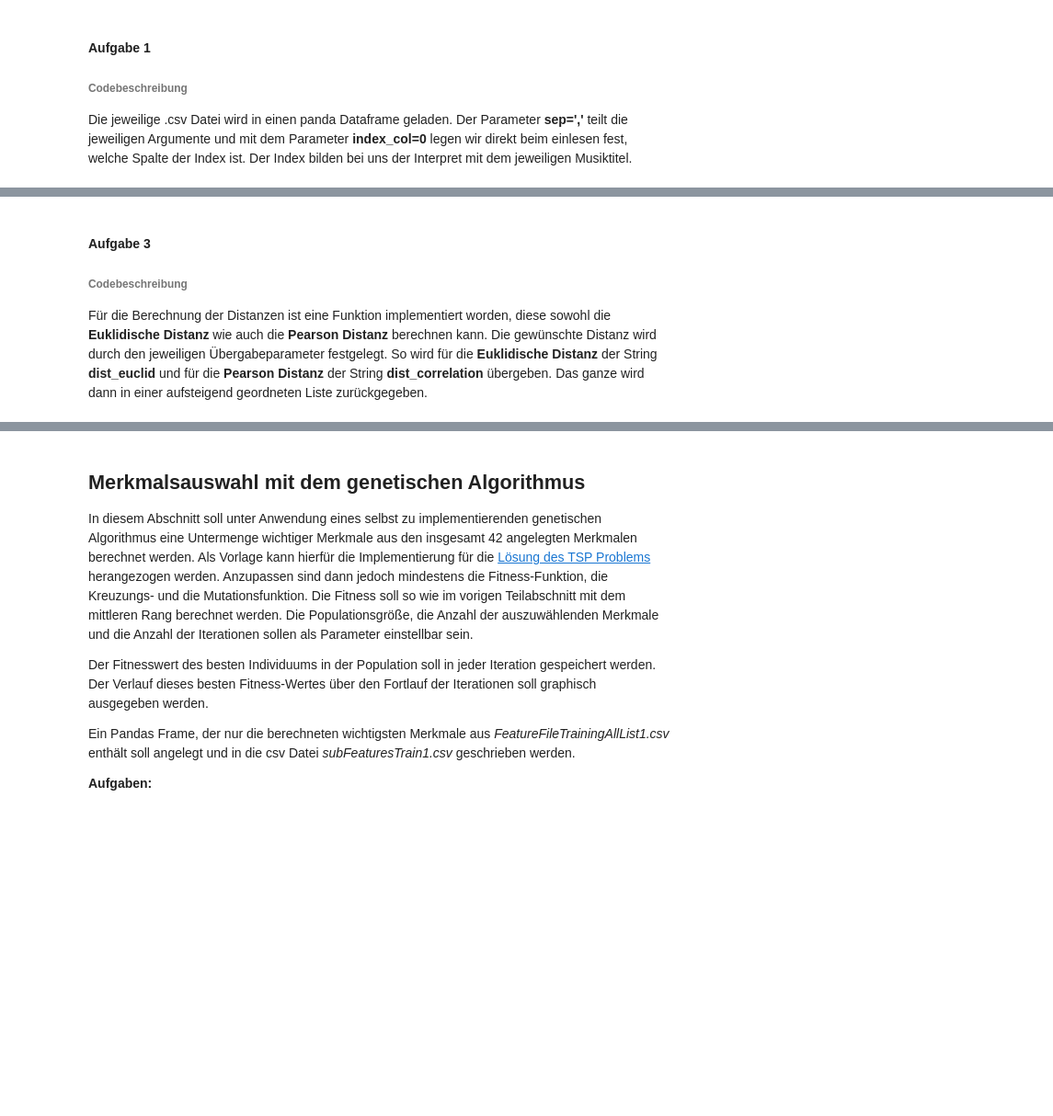
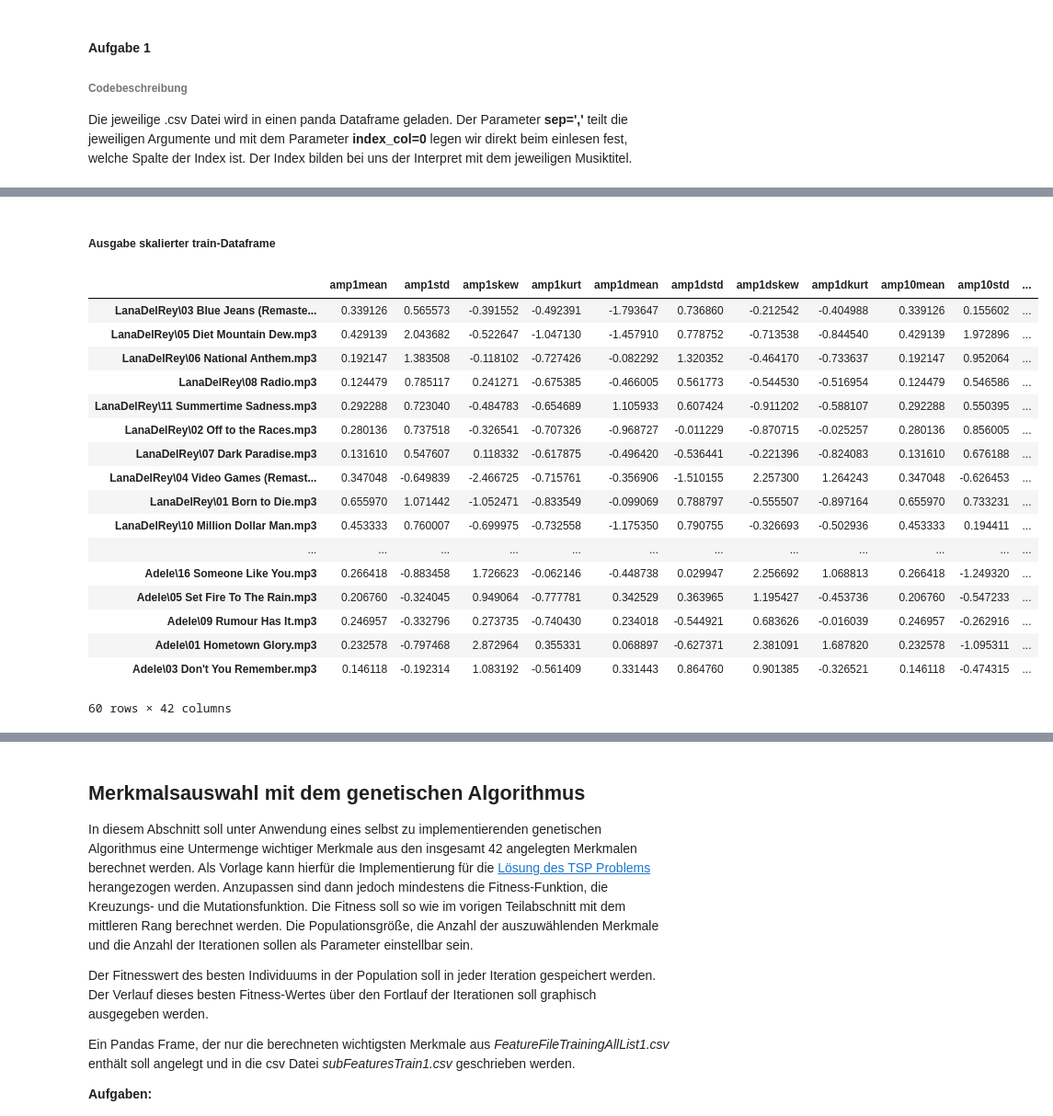
Before and after one commit to codeOfJannik/DataMining_Projects, a Jupyter notebook: task3_MusicClustering/VersuchMusicClustering_jj028_js329_bj009.ipynb, the cells around one changed output, grey strips where cells are left out. Shown at 92% size. Saved outputs shown, nothing was run; the diff lists cells and outputs as text; code cells hidden in the pictures; blank space fills up the shorter version.

```diff
--- a/task3_MusicClustering/VersuchMusicClustering_jj028_js329_bj009.ipynb
+++ b/task3_MusicClustering/VersuchMusicClustering_jj028_js329_bj009.ipynb
@@ -321,6 +387,23 @@ print '-'*117
-# %% [markdown]
-#### Aufgabe 3
-
-###### Codebeschreibung
-
-Für die Berechnung der Distanzen ist eine Funktion implementiert worden, diese sowohl die **Euklidische Distanz** wie auch die **Pearson Distanz** berechnen kann. Die gewünschte Distanz wird durch den jeweiligen Übergabeparameter festgelegt. So wird für die **Euklidische Distanz** der String **dist_euclid** und für die **Pearson Distanz** der String **dist_correlation** übergeben. Das ganze wird dann in einer aufsteigend geordneten Liste zurückgegeben.
+# %% [markdown]
+##### Ausgabe skalierter train-Dataframe
+# %%
+display(trainDF)
+# %% [output]
+|  | amp1mean | amp1std | amp1skew | amp1kurt | amp1dmean | amp1dstd | amp1dskew | amp1dkurt | amp10mean | amp10std | ... |
+| LanaDelRey\03 Blue Jeans (Remaste... | 0.339126 | 0.565573 | -0.391552 | -0.492391 | -1.793647 | 0.736860 | -0.212542 | -0.404988 | 0.339126 | 0.155602 | ... |
+| LanaDelRey\05 Diet Mountain Dew.mp3 | 0.429139 | 2.043682 | -0.522647 | -1.047130 | -1.457910 | 0.778752 | -0.713538 | -0.844540 | 0.429139 | 1.972896 | ... |
+| LanaDelRey\06 National Anthem.mp3 | 0.192147 | 1.383508 | -0.118102 | -0.727426 | -0.082292 | 1.320352 | -0.464170 | -0.733637 | 0.192147 | 0.952064 | ... |
+| LanaDelRey\08 Radio.mp3 | 0.124479 | 0.785117 | 0.241271 | -0.675385 | -0.466005 | 0.561773 | -0.544530 | -0.516954 | 0.124479 | 0.546586 | ... |
+| LanaDelRey\11 Summertime Sadness.mp3 | 0.292288 | 0.723040 | -0.484783 | -0.654689 | 1.105933 | 0.607424 | -0.911202 | -0.588107 | 0.292288 | 0.550395 | ... |
+| LanaDelRey\02 Off to the Races.mp3 | 0.280136 | 0.737518 | -0.326541 | -0.707326 | -0.968727 | -0.011229 | -0.870715 | -0.025257 | 0.280136 | 0.856005 | ... |
+| LanaDelRey\07 Dark Paradise.mp3 | 0.131610 | 0.547607 | 0.118332 | -0.617875 | -0.496420 | -0.536441 | -0.221396 | -0.824083 | 0.131610 | 0.676188 | ... |
+| LanaDelRey\04 Video Games (Remast... | 0.347048 | -0.649839 | -2.466725 | -0.715761 | -0.356906 | -1.510155 | 2.257300 | 1.264243 | 0.347048 | -0.626453 | ... |
+| LanaDelRey\01 Born to Die.mp3 | 0.655970 | 1.071442 | -1.052471 | -0.833549 | -0.099069 | 0.788797 | -0.555507 | -0.897164 | 0.655970 | 0.733231 | ... |
+| LanaDelRey\10 Million Dollar Man.mp3 | 0.453333 | 0.760007 | -0.699975 | -0.732558 | -1.175350 | 0.790755 | -0.326693 | -0.502936 | 0.453333 | 0.194411 | ... |
+| ... | ... | ... | ... | ... | ... | ... | ... | ... | ... | ... | ... |
+| Adele\16 Someone Like You.mp3 | 0.266418 | -0.883458 | 1.726623 | -0.062146 | -0.448738 | 0.029947 | 2.256692 | 1.068813 | 0.266418 | -1.249320 | ... |
+| Adele\05 Set Fire To The Rain.mp3 | 0.206760 | -0.324045 | 0.949064 | -0.777781 | 0.342529 | 0.363965 | 1.195427 | -0.453736 | 0.206760 | -0.547233 | ... |
+| Adele\09 Rumour Has It.mp3 | 0.246957 | -0.332796 | 0.273735 | -0.740430 | 0.234018 | -0.544921 | 0.683626 | -0.016039 | 0.246957 | -0.262916 | ... |
+| Adele\01 Hometown Glory.mp3 | 0.232578 | -0.797468 | 2.872964 | 0.355331 | 0.068897 | -0.627371 | 2.381091 | 1.687820 | 0.232578 | -1.095311 | ... |
+| Adele\03 Don't You Remember.mp3 | 0.146118 | -0.192314 | 1.083192 | -0.561409 | 0.331443 | 0.864760 | 0.901385 | -0.326521 | 0.146118 | -0.474315 | ... |
+60 rows × 42 columns
```
Also changed, not shown: parts of 56 cells of this notebook, 4 other files.
